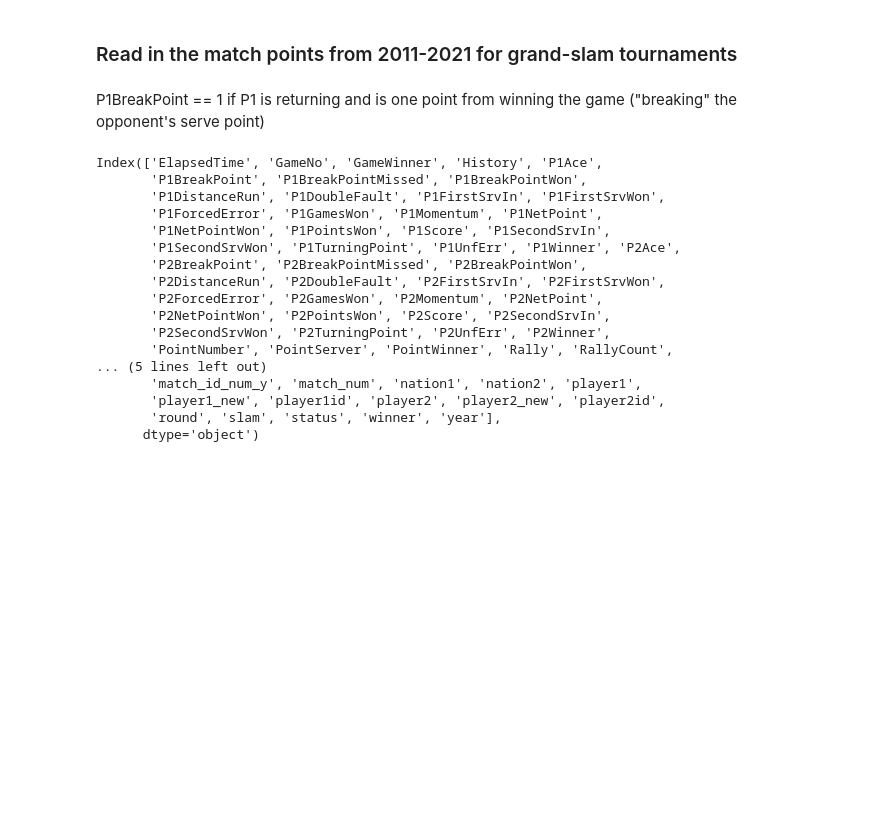
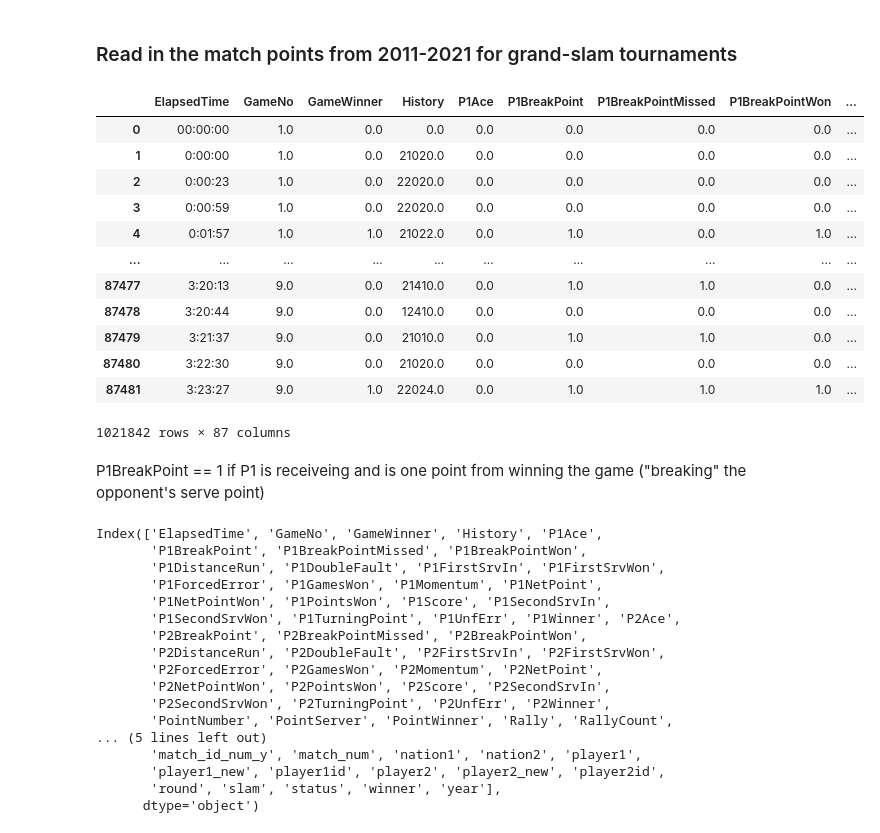
Before and after one commit to hoanganhminh01/CSE-481DS-Tennis-Analysis, a Jupyter notebook: src/choking.ipynb, the cells around one changed output. Cells and saved outputs as stored; diff of their text form; code cells hidden in the pictures; blank space fills up the shorter version.

```diff
--- a/src/choking.ipynb
+++ b/src/choking.ipynb
@@ -6,16 +6,31 @@ from matplotlib import pyplot as plt
 # %%
 points_2011 = pd.read_csv(f"../data/grand-slam-point-data/combined-points/2011-combined-points.csv", encoding='unicode_escape', low_memory=False)
 match_2011 = pd.read_csv(f"../data/grand-slam-point-data/combined-matches/2011-combined-matches.csv", encoding='unicode_escape', low_memory=False)
 combined = pd.merge(points_2011, match_2011, on="match_id", how="inner")
 for i in range(2012, 2022):
     points = pd.read_csv(f"../data/grand-slam-point-data/combined-points/{i}-combined-points.csv", encoding='unicode_escape', low_memory=False)
     match = pd.read_csv(f"../data/grand-slam-point-data/combined-matches/{i}-combined-matches.csv", encoding='unicode_escape', low_memory=False)
     cur_year = pd.merge(points, match, on="match_id", how="inner")
     combined = pd.concat([combined, cur_year], sort=True)
 
 points = combined
+points
+# %% [output]
+|  | ElapsedTime | GameNo | GameWinner | History | P1Ace | P1BreakPoint | P1BreakPointMissed | P1BreakPointWon | ... |
+| 0 | 00:00:00 | 1.0 | 0.0 | 0.0 | 0.0 | 0.0 | 0.0 | 0.0 | ... |
+| 1 | 0:00:00 | 1.0 | 0.0 | 21020.0 | 0.0 | 0.0 | 0.0 | 0.0 | ... |
+| 2 | 0:00:23 | 1.0 | 0.0 | 22020.0 | 0.0 | 0.0 | 0.0 | 0.0 | ... |
+| 3 | 0:00:59 | 1.0 | 0.0 | 22020.0 | 0.0 | 0.0 | 0.0 | 0.0 | ... |
+| 4 | 0:01:57 | 1.0 | 1.0 | 21022.0 | 0.0 | 1.0 | 0.0 | 1.0 | ... |
+| ... | ... | ... | ... | ... | ... | ... | ... | ... | ... |
+| 87477 | 3:20:13 | 9.0 | 0.0 | 21410.0 | 0.0 | 1.0 | 1.0 | 0.0 | ... |
+| 87478 | 3:20:44 | 9.0 | 0.0 | 12410.0 | 0.0 | 0.0 | 0.0 | 0.0 | ... |
+| 87479 | 3:21:37 | 9.0 | 0.0 | 21010.0 | 0.0 | 1.0 | 1.0 | 0.0 | ... |
+| 87480 | 3:22:30 | 9.0 | 0.0 | 21020.0 | 0.0 | 0.0 | 0.0 | 0.0 | ... |
+| 87481 | 3:23:27 | 9.0 | 1.0 | 22024.0 | 0.0 | 1.0 | 1.0 | 1.0 | ... |
+1021842 rows × 87 columns
 # %% [markdown]
-P1BreakPoint == 1 if P1 is returning and is one point from winning the game ("breaking" the opponent's serve point)
+P1BreakPoint == 1 if P1 is receiveing and is one point from winning the game ("breaking" the opponent's serve point)
 # %%
 points.columns
 # %% [output]
```
Also changed, not shown: parts of 12 cells of this notebook, 4 other files.
